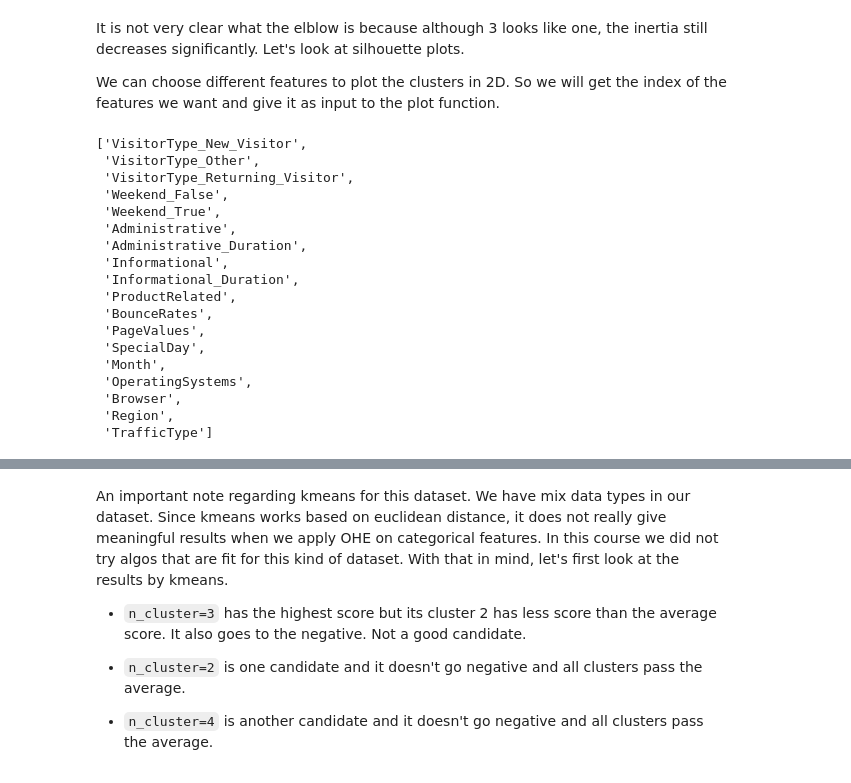
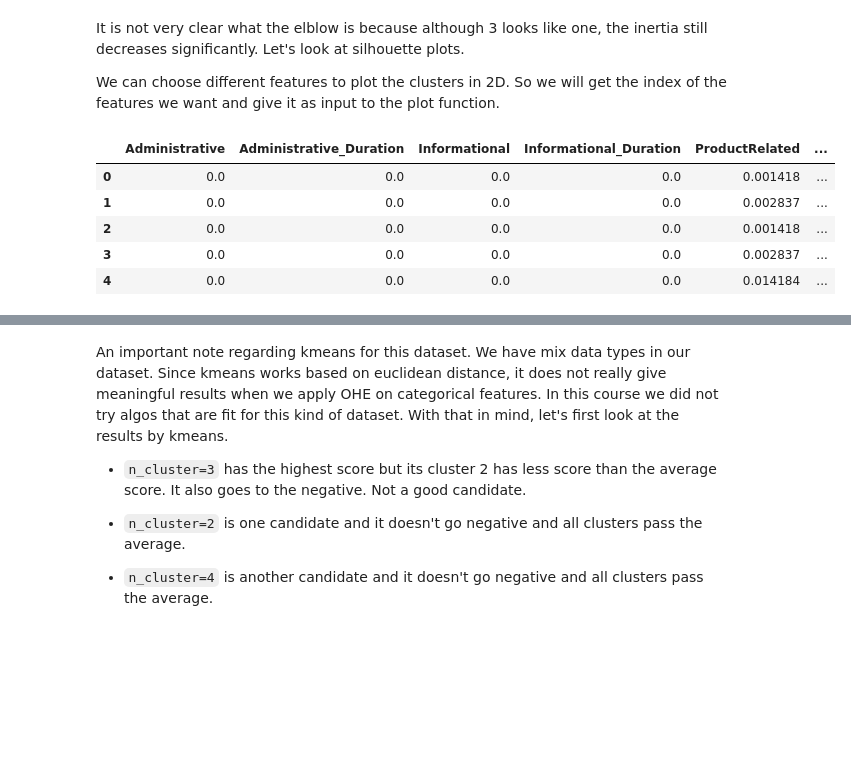
Before and after one commit to AsiehH/MLE-7, a Jupyter notebook: assignments/midterm/nb/midterm.ipynb, the cells around one changed output, grey strips where cells are left out. Saved outputs shown, nothing was run; the diff lists cells and outputs as text; code cells hidden in the pictures; blank space fills up the shorter version.

```diff
--- a/assignments/midterm/nb/midterm.ipynb
+++ b/assignments/midterm/nb/midterm.ipynb
@@ -349,0 +333,7 @@ X.shape after OHE (12330, 18)
+# %%
+ohe = OneHotEncoder(handle_unknown='ignore',sparse = False)
+X_cat = ohe.fit_transform(X[cat_features])
+new_cat_features = ohe.get_feature_names_out(cat_features)
+# %%
+scaler = MinMaxScaler()
+X_num = scaler.fit_transform(X[numeric_features])
@@ -360,27 +355,16 @@ It is not very clear what the elblow is because although 3 looks like one, the i
 
 We can choose different features to plot the clusters in 2D. So we will get the index of the features we want and give it as input to the plot function.
 # %%
-list(X_encoded)
-f1 = (list(X_encoded)).index('SpecialDay')
-f2 = (list(X_encoded)).index('PageValues')
+f1 = (list(X_transformed_df)).index('SpecialDay')
+f2 = (list(X_transformed_df)).index('PageValues')
-# %% [output]
-['VisitorType_New_Visitor',
- 'VisitorType_Other',
- 'VisitorType_Returning_Visitor',
- 'Weekend_False',
- 'Weekend_True',
- 'Administrative',
- 'Administrative_Duration',
- 'Informational',
- 'Informational_Duration',
- 'ProductRelated',
- 'BounceRates',
- 'PageValues',
- 'SpecialDay',
- 'Month',
- 'OperatingSystems',
- 'Browser',
- 'Region',
- 'TrafficType']
+# %%
+X_transformed_df.head()
+# %% [output]
+|  | Administrative | Administrative_Duration | Informational | Informational_Duration | ProductRelated | ... |
+| 0 | 0.0 | 0.0 | 0.0 | 0.0 | 0.001418 | ... |
+| 1 | 0.0 | 0.0 | 0.0 | 0.0 | 0.002837 | ... |
+| 2 | 0.0 | 0.0 | 0.0 | 0.0 | 0.001418 | ... |
+| 3 | 0.0 | 0.0 | 0.0 | 0.0 | 0.002837 | ... |
+| 4 | 0.0 | 0.0 | 0.0 | 0.0 | 0.014184 | ... |
 # %%
 from utils import visualize_silhouette
```
Also changed, not shown: parts of 21 cells of this notebook.
